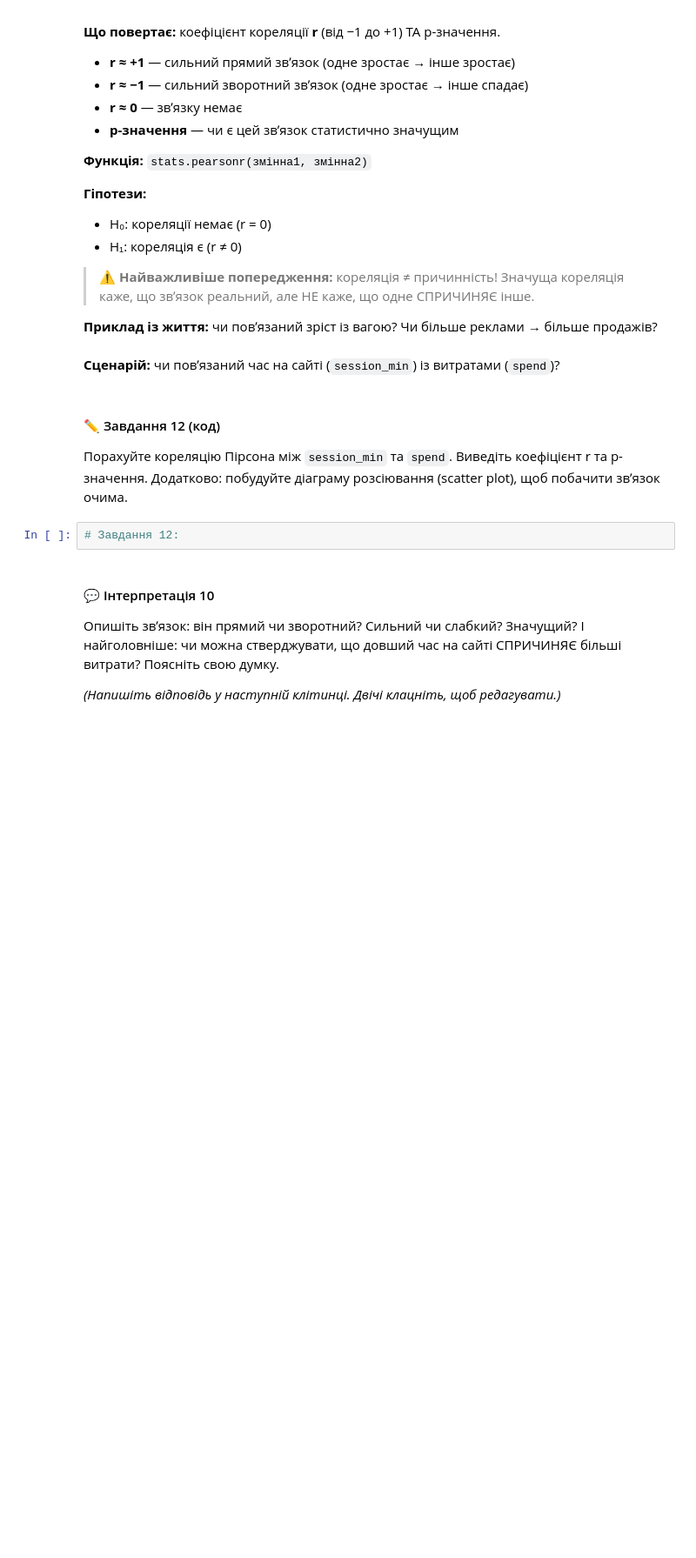
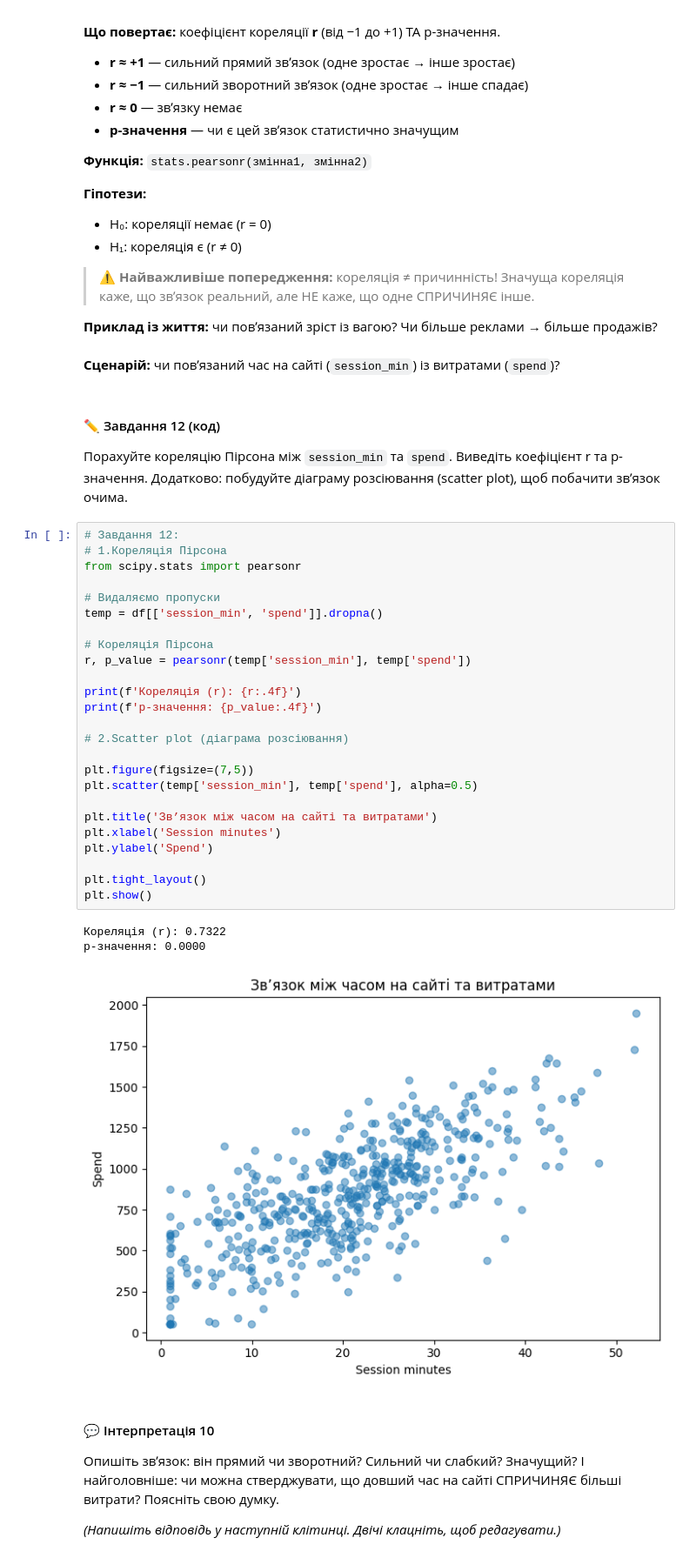
Before and after one commit to edik06031-rgb/DTA_2026, a Jupyter notebook: HW/practice_stat_tests_17_06.ipynb, the cells around one changed output. Shown at 87% size. Drawn from its saved outputs; the diff is of its cells as text; blank space fills up the shorter version.

```diff
--- a/HW/practice_stat_tests_17_06.ipynb
+++ b/HW/practice_stat_tests_17_06.ipynb
@@ -436,8 +718,35 @@ p-значення: 0.7384
 #### ✏️ Завдання 12 (код)
 
 Порахуйте кореляцію Пірсона між `session_min` та `spend`. Виведіть коефіцієнт r та p-значення. Додатково: побудуйте діаграму розсіювання (scatter plot), щоб побачити звʼязок очима.
-# %%
-# Завдання 12:
+# %%
+# Завдання 12:
+# 1.Кореляція Пірсона
+from scipy.stats import pearsonr
+
+# Видаляємо пропуски
+temp = df[['session_min', 'spend']].dropna()
+
+# Кореляція Пірсона
+r, p_value = pearsonr(temp['session_min'], temp['spend'])
+
+print(f'Кореляція (r): {r:.4f}')
+print(f'p-значення: {p_value:.4f}')
+
+# 2.Scatter plot (діаграма розсіювання)
+
+plt.figure(figsize=(7,5))
+plt.scatter(temp['session_min'], temp['spend'], alpha=0.5)
+
+plt.title('Зв’язок між часом на сайті та витратами')
+plt.xlabel('Session minutes')
+plt.ylabel('Spend')
+
+plt.tight_layout()
+plt.show()
+# %% [output]
+Кореляція (r): 0.7322
+p-значення: 0.0000
+[figure, added]
 # %% [markdown]
 #### 💬 Інтерпретація 10
 
```
Also changed, not shown: parts of 43 cells of this notebook.
